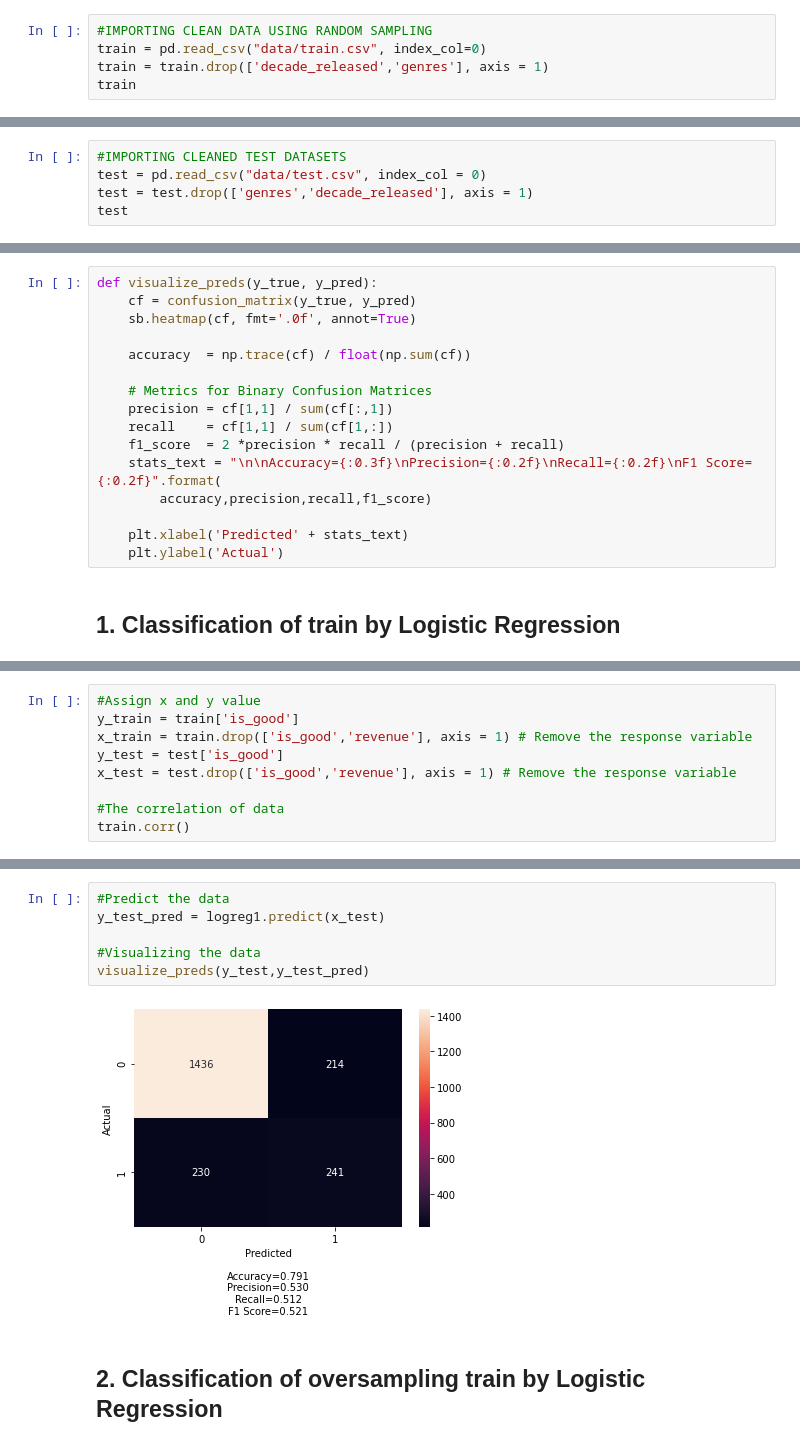
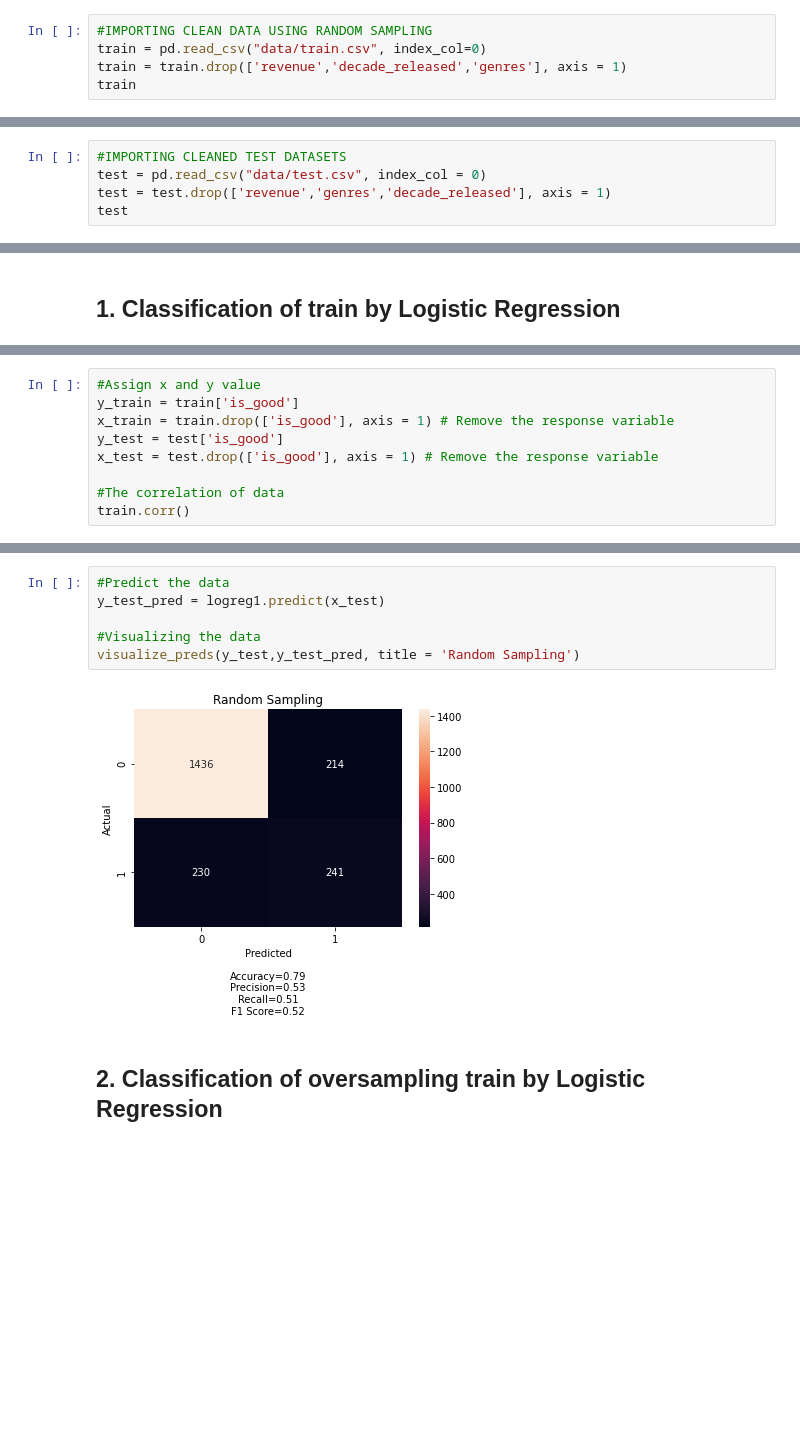
Before and after one commit to nicklimmm/movie-analysis, a Jupyter notebook: Logistics_Regression.ipynb, the cells around one changed output, grey strips where cells are left out. Cells and saved outputs as stored; diff of their text form; blank space fills up the shorter version.

```diff
--- a/Logistics_Regression.ipynb
+++ b/Logistics_Regression.ipynb
@@ -8,6 +29,6 @@ import seaborn as sb
 # %%
 #IMPORTING CLEAN DATA USING RANDOM SAMPLING
 train = pd.read_csv("data/train.csv", index_col=0)
-train = train.drop(['decade_released','genres'], axis = 1)
+train = train.drop(['revenue','decade_released','genres'], axis = 1)
 train
 # %% [output]
@@ -82,6 +105,6 @@ smotetomek_train
 # %%
 #IMPORTING CLEANED TEST DATASETS
 test = pd.read_csv("data/test.csv", index_col = 0)
-test = test.drop(['genres','decade_released'], axis = 1)
+test = test.drop(['revenue','genres','decade_released'], axis = 1)
 test
 # %% [output]
@@ -101,18 +124,2 @@ test
-# %%
-def visualize_preds(y_true, y_pred):
-    cf = confusion_matrix(y_true, y_pred)
-    sb.heatmap(cf, fmt='.0f', annot=True)
-
-    accuracy  = np.trace(cf) / float(np.sum(cf))
-
-    # Metrics for Binary Confusion Matrices
-    precision = cf[1,1] / sum(cf[:,1])
-    recall    = cf[1,1] / sum(cf[1,:])
-    f1_score  = 2 *precision * recall / (precision + recall)
-    stats_text = "\n\nAccuracy={:0.3f}\nPrecision={:0.2f}\nRecall={:0.2f}\nF1 Score={:0.2f}".format(
-        accuracy,precision,recall,f1_score)
-
-    plt.xlabel('Predicted' + stats_text)
-    plt.ylabel('Actual')
 # %% [markdown]
 ## 1. Classification of train by Logistic Regression
@@ -126,9 +126,9 @@ sb.boxplot(data = train.iloc[:100], x = "popularity", y = "is_good")
 # %%
 #Assign x and y value
 y_train = train['is_good']
-x_train = train.drop(['is_good','revenue'], axis = 1) # Remove the response variable
+x_train = train.drop(['is_good'], axis = 1) # Remove the response variable
 y_test = test['is_good']
-x_test = test.drop(['is_good','revenue'], axis = 1) # Remove the response variable
+x_test = test.drop(['is_good'], axis = 1) # Remove the response variable
 
 #The correlation of data
 train.corr()
@@ -166,10 +160,10 @@ The overall classification accuracy     :  0.7906647807637907
 # %%
 #Predict the data
 y_test_pred = logreg1.predict(x_test)
 
 #Visualizing the data
-visualize_preds(y_test,y_test_pred)
+visualize_preds(y_test,y_test_pred, title = 'Random Sampling')
 # %% [output]
-[figure, old version]
+[figure, new version]
 # %% [markdown]
 ## 2. Classification of oversampling train by Logistic Regression
```
Also changed, not shown: parts of 22 cells of this notebook.
